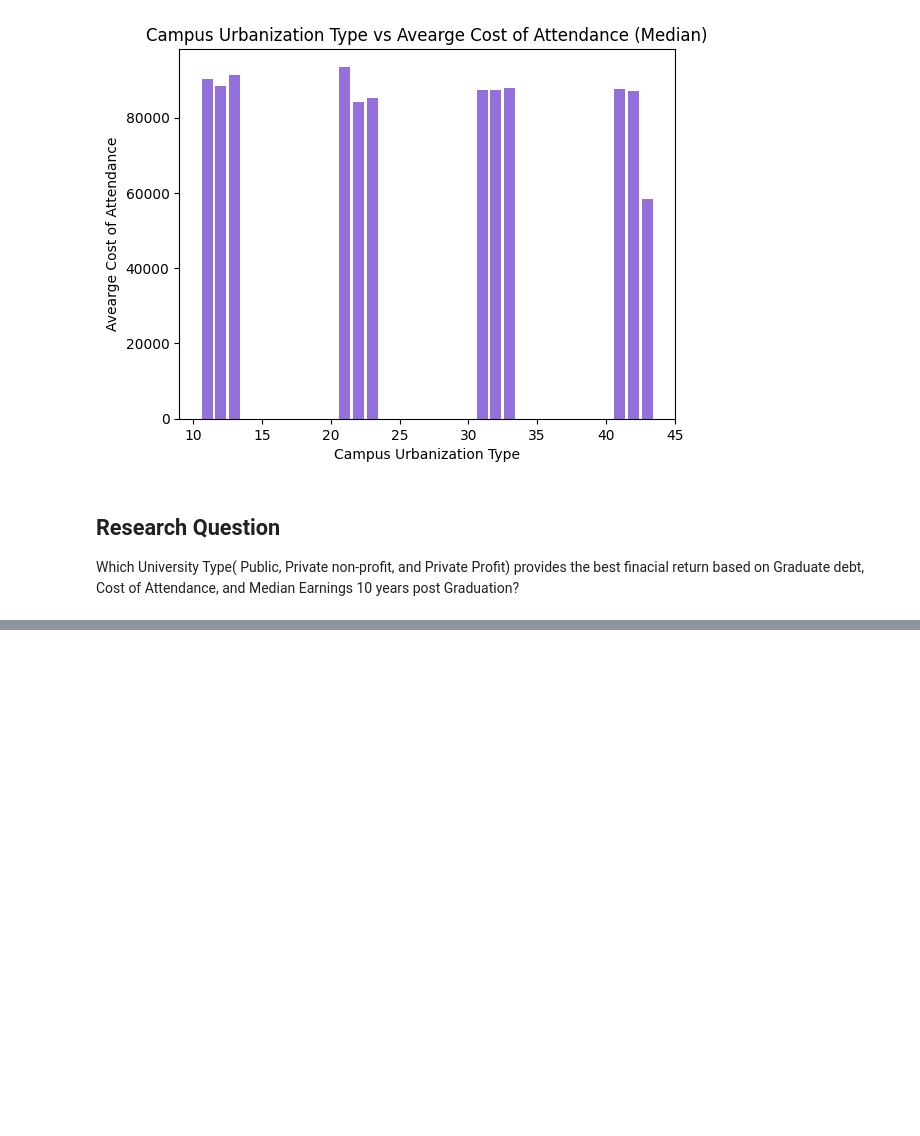
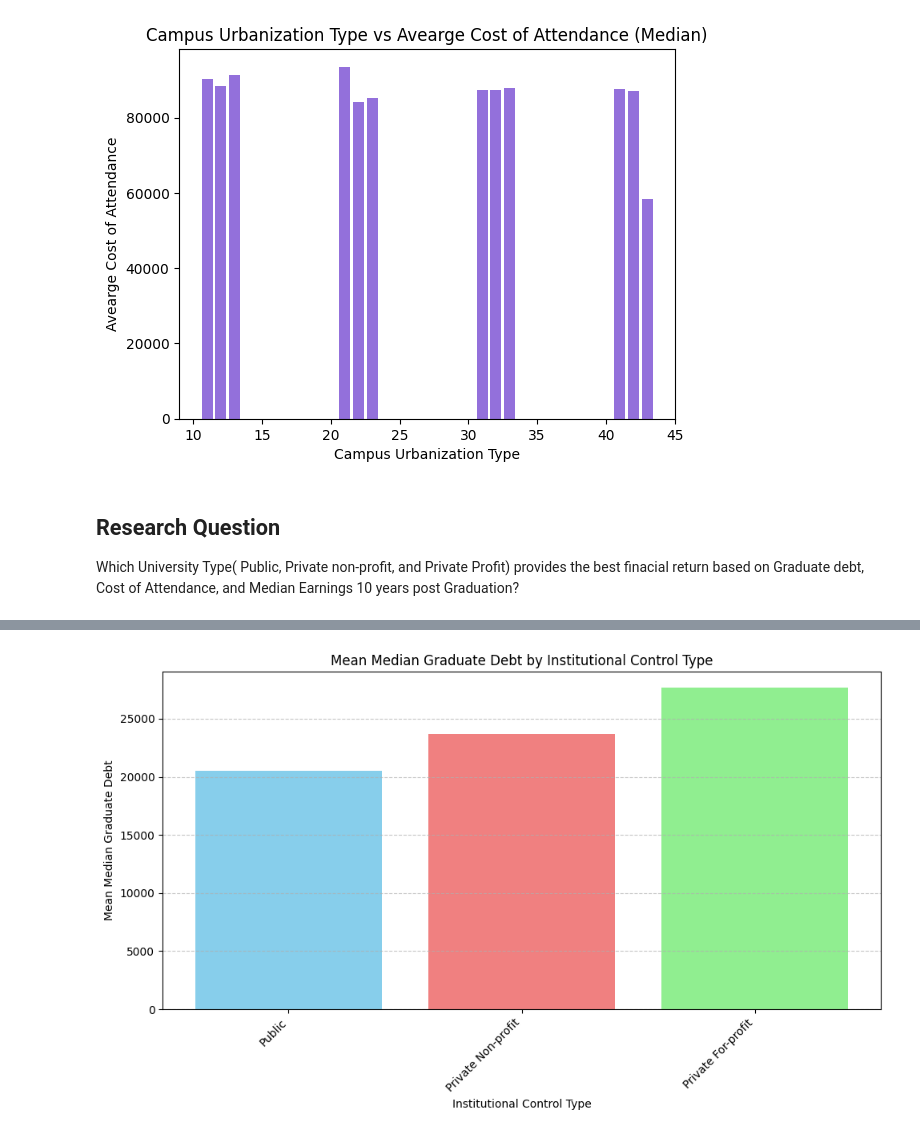
Before and after one commit to mjwillis717-coder/dsrp, a Jupyter notebook: DSRP_Education.ipynb, the cells around one changed output, grey strips where cells are left out. Drawn from its saved outputs; the diff is of its cells as text; code cells hidden in the pictures; blank space fills up the shorter version.

```diff
--- a/DSRP_Education.ipynb
+++ b/DSRP_Education.ipynb
@@ -384,0 +396,23 @@ Which University Type( Public, Private non-profit, and Private Profit) provides
+# %%
+
+debt_by_control = college_df.groupby('Institutional Control')['Median Graduate Debt'].mean().reset_index()
+
+control_labels = {
+    1: 'Public',
+    2: 'Private Non-profit',
+    3: 'Private For-profit'
+}
+debt_by_control['Institutional Control Label'] = debt_by_control['Institutional Control'].map(control_labels)
+
+plt.figure(figsize=(10, 6))
+plt.bar(debt_by_control['Institutional Control Label'], debt_by_control['Median Graduate Debt'], color=['skyblue', 'lightcoral', 'lightgreen'])
+
+plt.xlabel('Institutional Control Type')
+plt.ylabel('Mean Median Graduate Debt')
+plt.title('Mean Median Graduate Debt by Institutional Control Type')
+plt.xticks(rotation=45, ha='right') # Rotate labels for better fit
+plt.grid(axis='y', linestyle='--', alpha=0.7)
+plt.tight_layout()
+plt.show()
+# %% [output]
+[figure, added]
```
Also changed, not shown: parts of 1 cell of this notebook.
